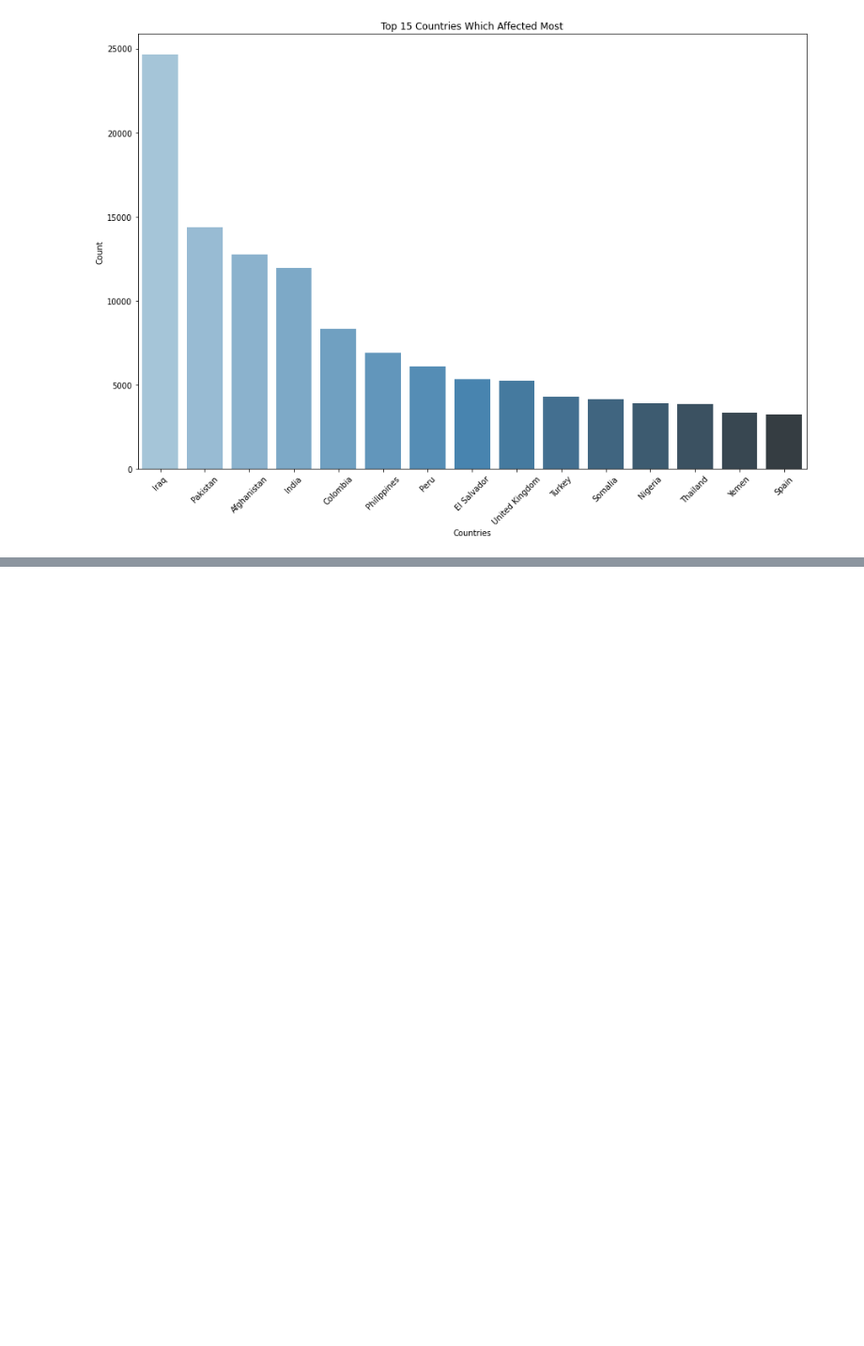
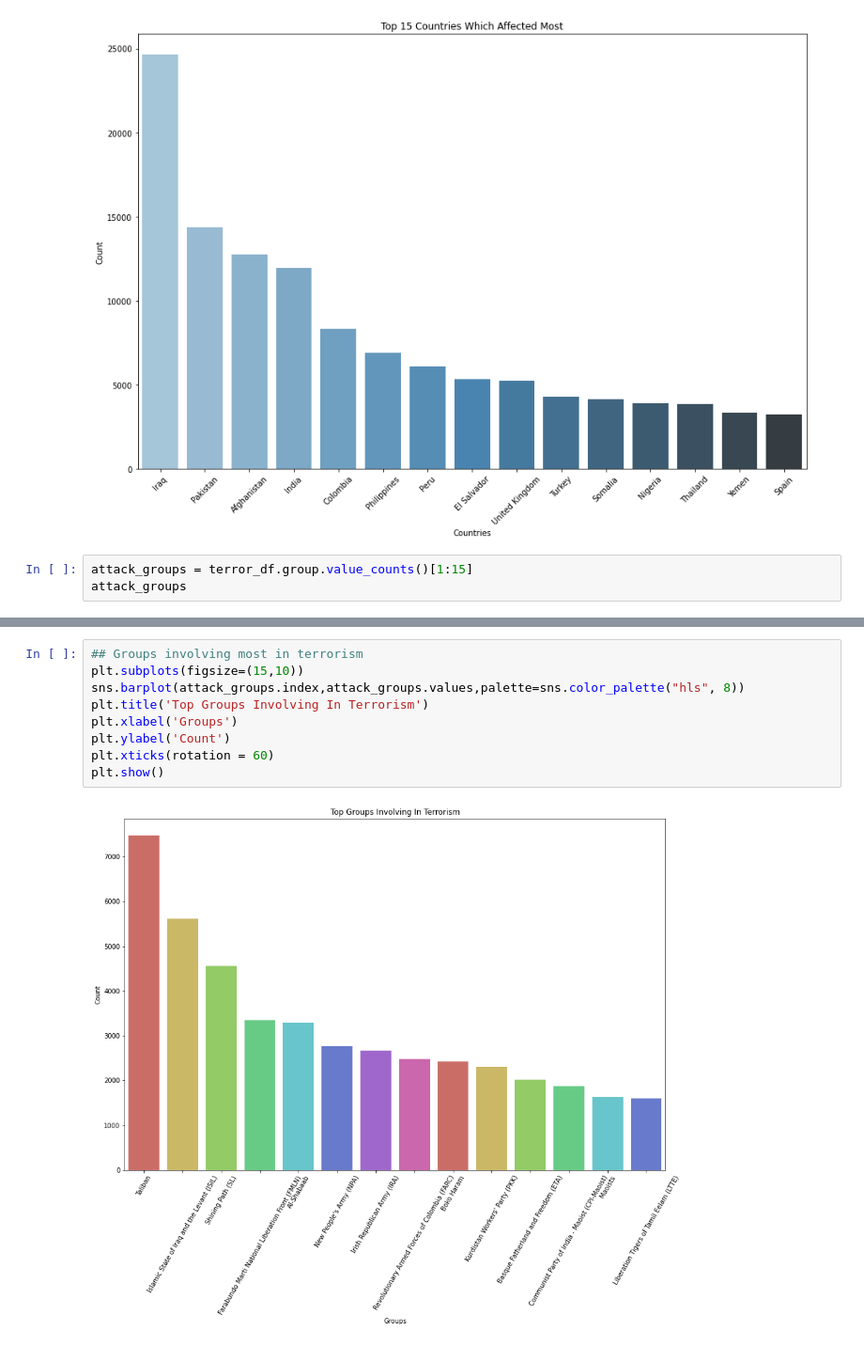
Before and after one commit to SyedHuzaifa007/The-Sparks-Foundation-Task-4, a Jupyter notebook: Exploratory_Analysis_Terrorism.ipynb, the cells around one changed output, grey strips where cells are left out. Shown at 94% size. Cells and saved outputs as stored; diff of their text form; blank space fills up the shorter version.

```diff
--- a/Exploratory_Analysis_Terrorism.ipynb
+++ b/Exploratory_Analysis_Terrorism.ipynb
@@ -260,3 +260,6 @@ plt.xticks(rotation= 45)
 plt.show()
 # %% [output]
 [figure]
+# %%
+attack_groups = terror_df.group.value_counts()[1:15]
+attack_groups
@@ -262,0 +282,11 @@ plt.show()
+# %%
+## Groups involving most in terrorism
+plt.subplots(figsize=(15,10))
+sns.barplot(attack_groups.index,attack_groups.values,palette=sns.color_palette("hls", 8))
+plt.title('Top Groups Involving In Terrorism')
+plt.xlabel('Groups')
+plt.ylabel('Count')
+plt.xticks(rotation = 60)
+plt.show()
+# %% [output]
+[figure, added]
```
Also changed, not shown: parts of 3 cells of this notebook.
